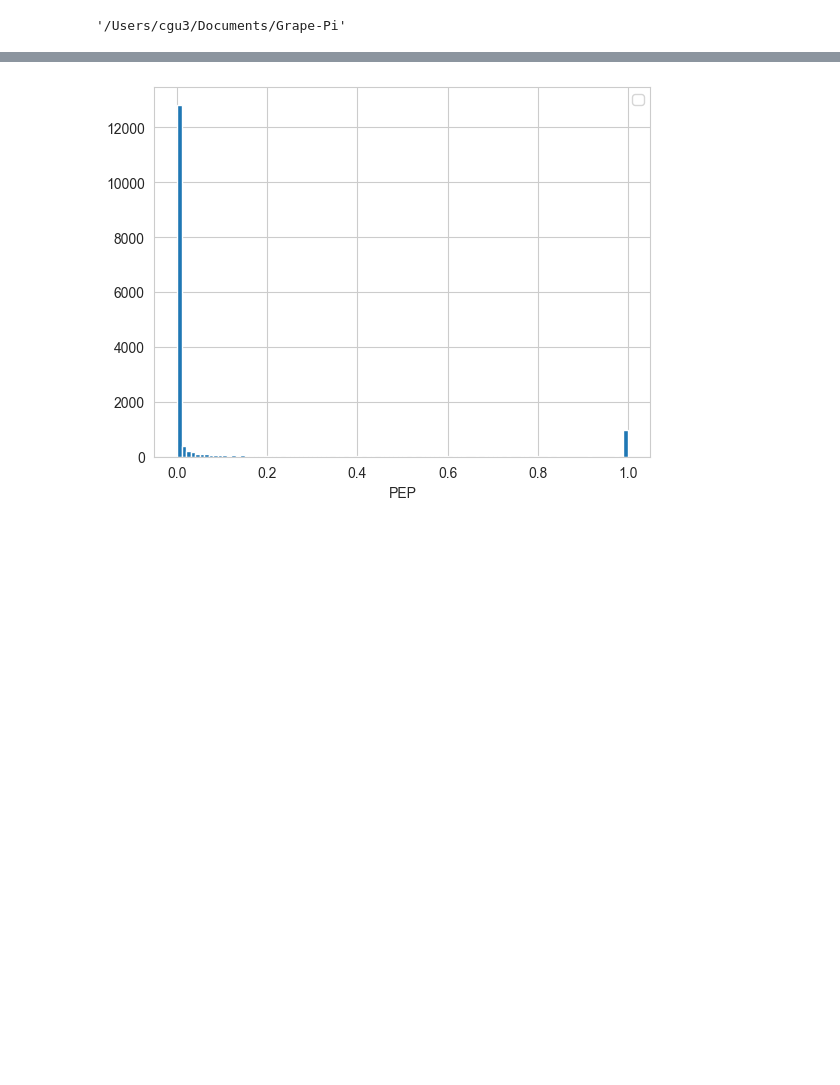
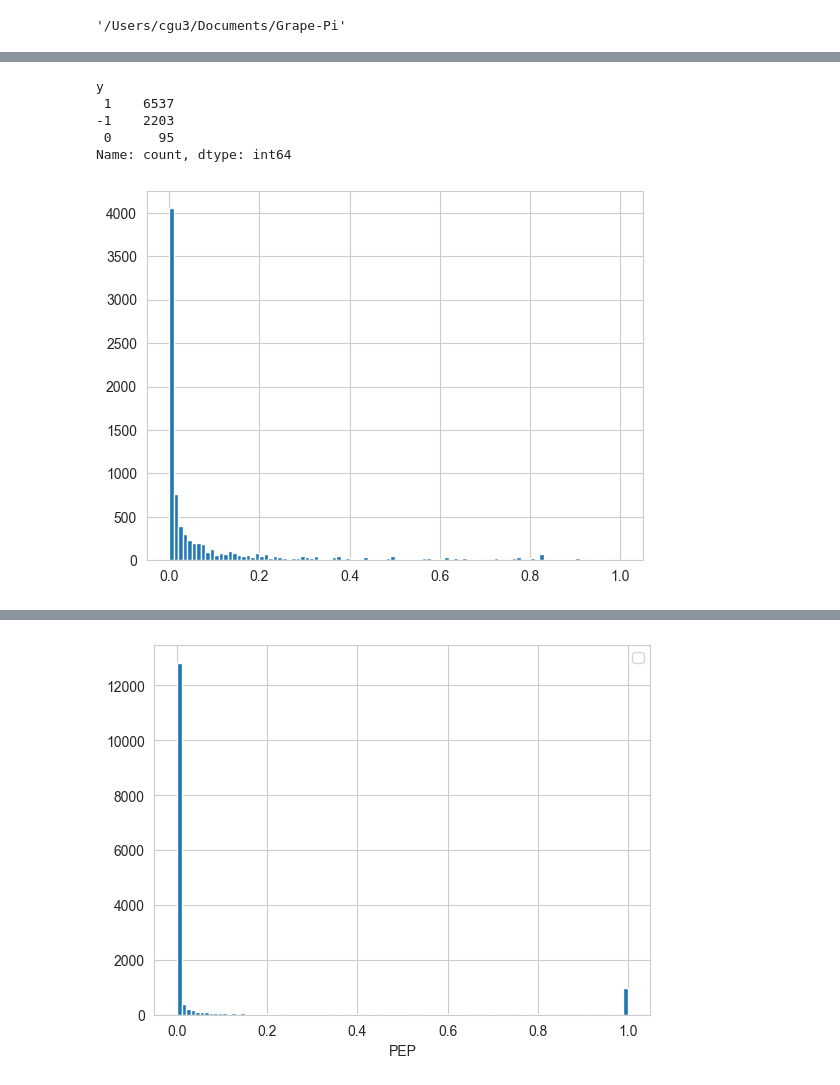
Before and after one commit to FDUguchunhui/GrapePi, a Jupyter notebook: notebooks/data_pre_processing/bruker_data_processing.ipynb, the cells around one changed output, grey strips where cells are left out. Saved outputs shown, nothing was run; the diff lists cells and outputs as text; code cells hidden in the pictures; blank space fills up the shorter version.

```diff
--- a/notebooks/data_pre_processing/bruker_data_processing.ipynb
+++ b/notebooks/data_pre_processing/bruker_data_processing.ipynb
@@ -104,0 +100,4 @@ dat.loc[:, dat.columns != 'accession'].corr()
+# %%
+# read annotation data file
+annotation = pd.read_excel('/Users/cgu3/Documents/Grape-Pi/data/rawdata/bruker/PRO2.xlsx', usecols=['Plate', 'Cancer_Type'], sheet_name='IGB')
+annotation
@@ -104,0 +118,4 @@ dat.loc[:, dat.columns != 'accession'].corr()
+# %%
+GI_samples = annotation[annotation['Cancer_Type'] == 'GI']['Plate'].to_list()
+# remove blank space
+GI_samples = [x.strip() for x in GI_samples]
@@ -104,0 +184,15 @@ dat.loc[:, dat.columns != 'accession'].corr()
+# %%
+# calculate mean
+dat['mean'] = dat.loc[:, dat.columns.isin(GI_samples)].mean(axis=1)
+dat['mean'].hist(bins=100)
+dat['y'] = -1
+dat.loc[dat['mean'] < 0.1, 'y'] = 1
+dat.loc[dat['mean'] > 0.9, 'y'] = 0
+dat['y'].value_counts()
+# %% [output]
+y
+ 1    6537
+-1    2203
+ 0      95
+Name: count, dtype: int64
+[figure, added]
```
Also changed, not shown: parts of 15 cells of this notebook, 9 other files.
